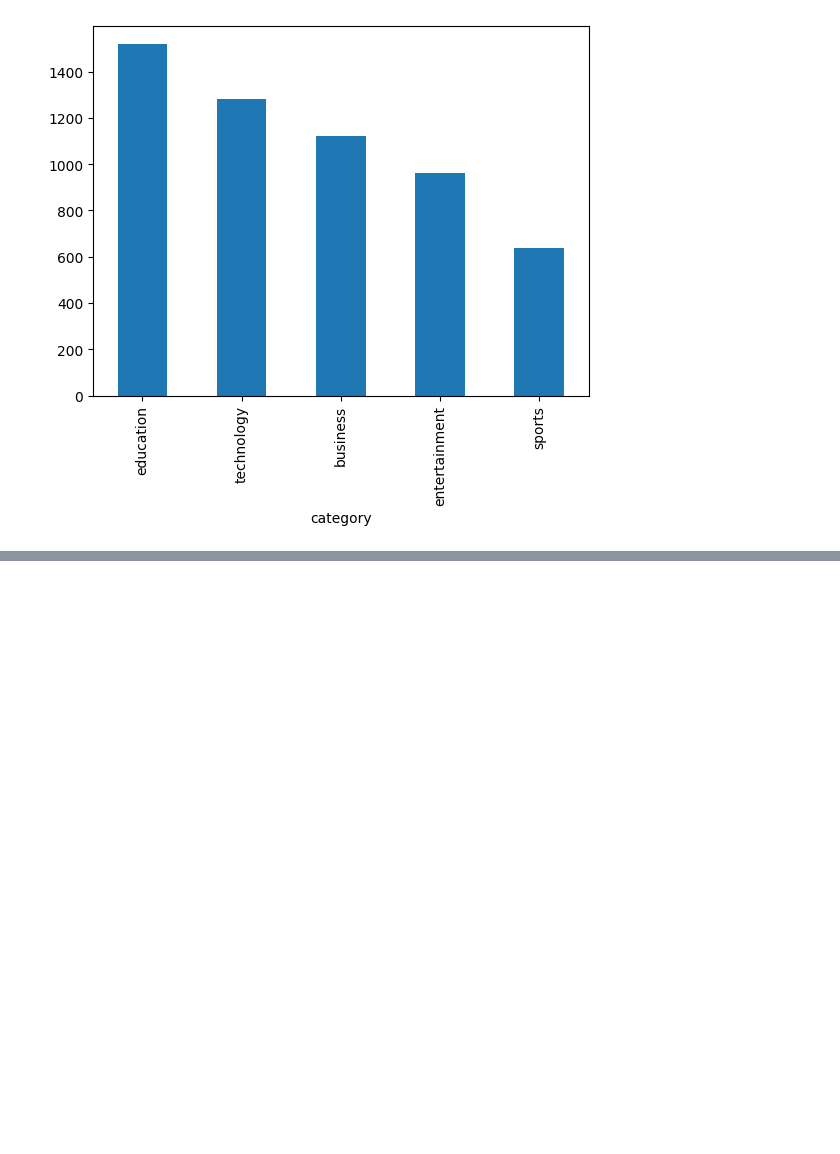
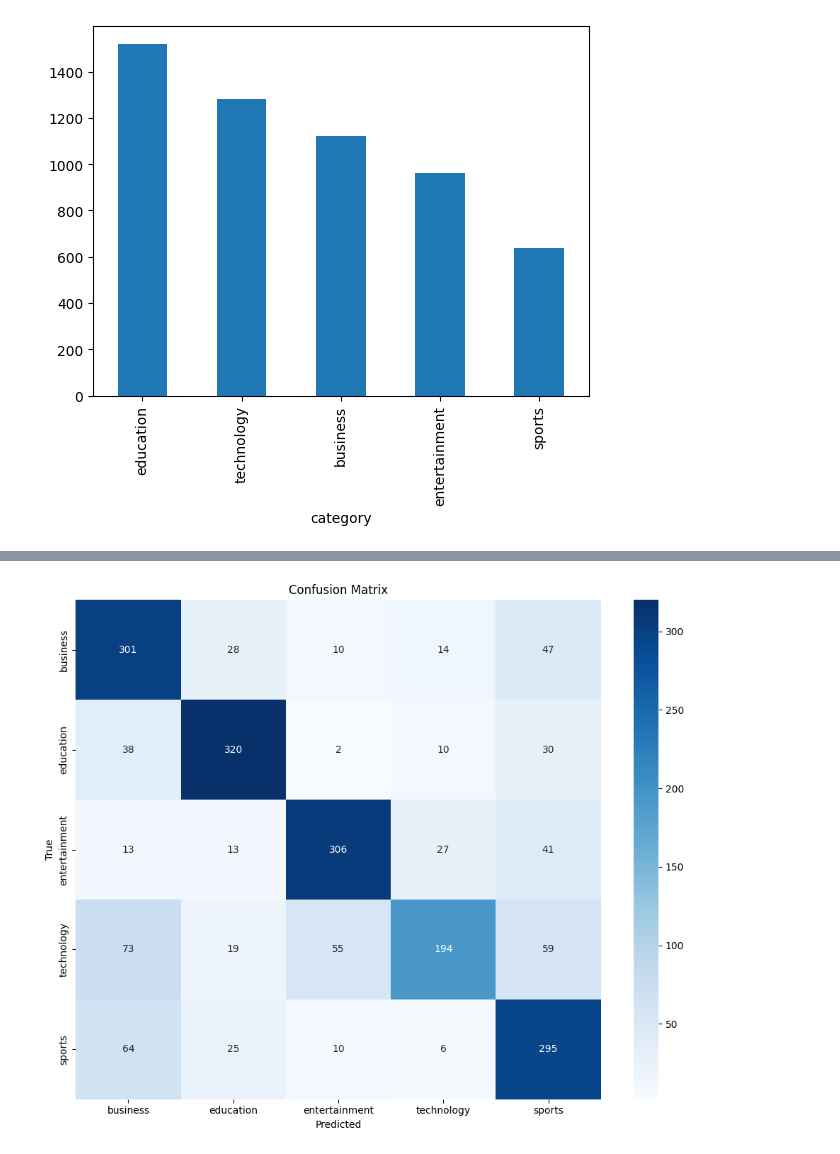
Before and after one commit to MT-Maverick/Explora_AI_Team_14_Classification_Project, a Jupyter notebook: Streamlit/notebook.ipynb, the cells around one changed output, grey strips where cells are left out. Drawn from its saved outputs; the diff is of its cells as text; code cells hidden in the pictures; blank space fills up the shorter version.

```diff
--- a/Streamlit/notebook.ipynb
+++ b/Streamlit/notebook.ipynb
@@ -115,0 +188,71 @@ business
+# %%
+from sklearn.naive_bayes import MultinomialNB
+from sklearn.metrics import accuracy_score, confusion_matrix, classification_report
+import matplotlib.pyplot as plt
+import seaborn as sns
+import pandas as pd
+import numpy as np
+
+def fit_multinomial_nb_multiclass(X_train, y_train, X_test, y_test, class_names=None):
+    """
+    Trains a Multinomial Naive Bayes classifier for multi-class classification,
+    evaluates its performance, and generates a confusion matrix.
+
+    Args:
+        X_train: Training data features (should be non-negative counts).
+        y_train: Training data labels.
+        X_test: Testing data features (should be non-negative counts).
+        y_test: Testing data labels.
+        class_names: (Optional) A list of class names for better visualization
+                     in the confusion matrix. If None, class labels will be used.
+
+    Returns:
+        A tuple containing:
+        - nb_model: The trained MultinomialNB model.
+        - confusion_matrix_fig: A matplotlib figure of the confusion matrix.
+        - accuracy: The accuracy of the model on the test set.
+        - classification_report_str: A string representation of the classification report.
+    """
+
+    nb_model = MultinomialNB()  # Initialize the Multinomial Naive Bayes model
+    nb_model.fit(X_train, y_train)
+
+    # Predict on the test set
+    y_pred = nb_model.predict(X_test)
+
+    # Calculate accuracy
+    accuracy = accuracy_score(y_test, y_pred)
+
+    # Generate confusion matrix
+    cm = confusion_matrix(y_test, y_pred)
+
+    # Create a figure for the confusion matrix
+    confusion_matrix_fig = plt.figure(figsize=(10, 8))  # Increased size for potentially more classes
+
+    # Determine labels for the confusion matrix
+    if class_names is None:
+        labels = sorted(np.unique(np.concatenate((y_test, y_pred)))) #get all unique values
+    else:
+        labels = class_names
+
+    sns.heatmap(cm, annot=True, fmt="d", cmap="Blues", xticklabels=labels, yticklabels=labels)
+    plt.xlabel("Predicted")
+    plt.ylabel("True")
+    plt.title("Confusion Matrix")
+    plt.tight_layout()
+
+    # Generate classification report
+    classification_report_str = classification_report(y_test, y_pred, target_names=class_names)
+
+    return nb_model, confusion_matrix_fig, accuracy, classification_report_str
+
+
+class_names = y_test.unique()
+nb_model, nb_graph, nb_accuracy, nb_report = fit_multinomial_nb_multiclass(
+    X_headlines_train, y_train, X_headlines_test, y_test, class_names=class_names
+)
+
+print('Multinomial Naive Bayes Multi-Class Accuracy:', nb_accuracy)
+print("\nClassification Report:\n", nb_report)
+nb_graph.show()  # Display the confusion matrix
+# %% [output]
@@ -115,0 +273 @@ business
+[figure, added]
```
Also changed, not shown: parts of 23 cells of this notebook.
